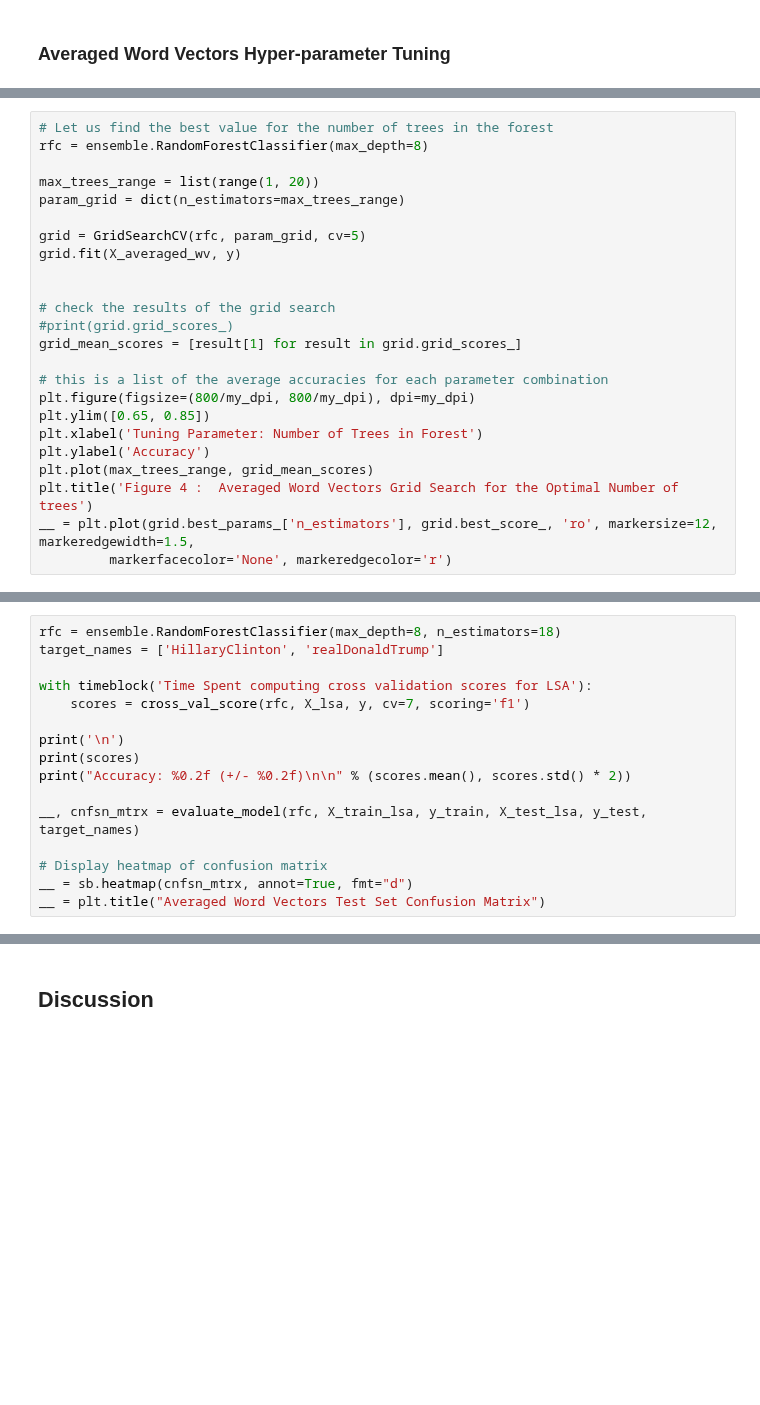
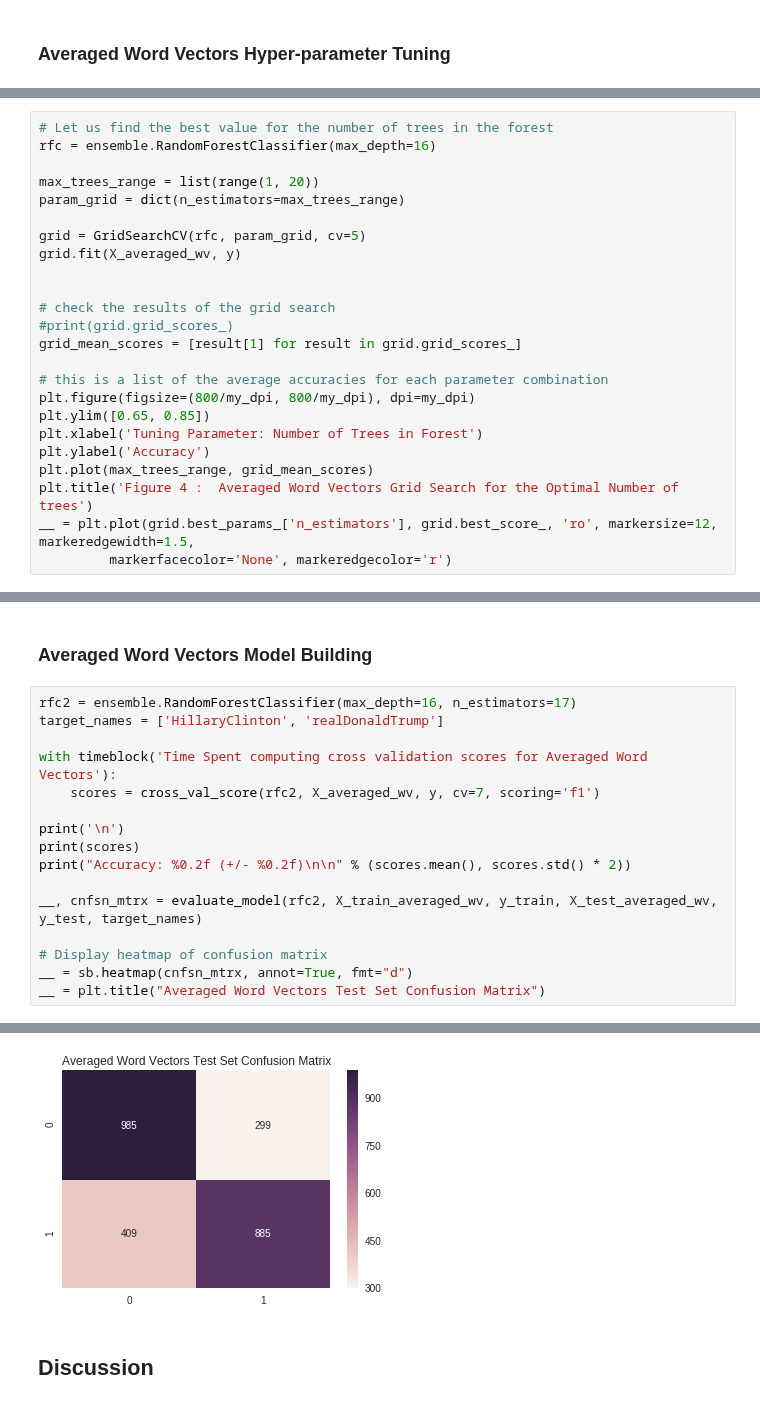
Before and after one commit to 315iah515/Thinkful-Notebooks, a Jupyter notebook: Bootcamp/Unsupervised/NaturalLanguageProcessing/NLPClassificationofPoliticalTweets.ipynb, the cells around one changed output, grey strips where cells are left out. Drawn from its saved outputs; the diff is of its cells as text; blank space fills up the shorter version.

```diff
--- a/Bootcamp/Unsupervised/NaturalLanguageProcessing/NLPClassificationofPoliticalTweets.ipynb
+++ b/Bootcamp/Unsupervised/NaturalLanguageProcessing/NLPClassificationofPoliticalTweets.ipynb
@@ -552,6 +628,6 @@ __ = plt.plot(grid.best_params_['max_depth'], grid.best_score_, 'ro', markersize
 # %%
 # Let us find the best value for the number of trees in the forest
-rfc = ensemble.RandomForestClassifier(max_depth=8)
+rfc = ensemble.RandomForestClassifier(max_depth=16)
 
 max_trees_range = list(range(1, 20))
 param_grid = dict(n_estimators=max_trees_range)
@@ -578,16 +654,19 @@ __ = plt.plot(grid.best_params_['n_estimators'], grid.best_score_, 'ro', markers
+# %% [markdown]
+### Averaged Word Vectors Model Building
 # %%
-rfc = ensemble.RandomForestClassifier(max_depth=8, n_estimators=18)
+rfc2 = ensemble.RandomForestClassifier(max_depth=16, n_estimators=17)
 target_names = ['HillaryClinton', 'realDonaldTrump']
 
-with timeblock('Time Spent computing cross validation scores for LSA'):
-    scores = cross_val_score(rfc, X_lsa, y, cv=7, scoring='f1')
+with timeblock('Time Spent computing cross validation scores for Averaged Word Vectors'):
+    scores = cross_val_score(rfc2, X_averaged_wv, y, cv=7, scoring='f1')
 
 print('\n')
 print(scores)
 print("Accuracy: %0.2f (+/- %0.2f)\n\n" % (scores.mean(), scores.std() * 2))
 
-__, cnfsn_mtrx = evaluate_model(rfc, X_train_lsa, y_train, X_test_lsa, y_test, target_names)
+__, cnfsn_mtrx = evaluate_model(rfc2, X_train_averaged_wv, y_train, X_test_averaged_wv, y_test, target_names)
 
 # Display heatmap of confusion matrix
 __ = sb.heatmap(cnfsn_mtrx, annot=True, fmt="d")
 __ = plt.title("Averaged Word Vectors Test Set Confusion Matrix")
+# %% [output]
@@ -594,2 +691,3 @@ __ = plt.title("Averaged Word Vectors Test Set Confusion Matrix")
+[figure, added]
 # %% [markdown]
 ## Discussion
```
Also changed, not shown: parts of 23 cells of this notebook, 1 other file.
